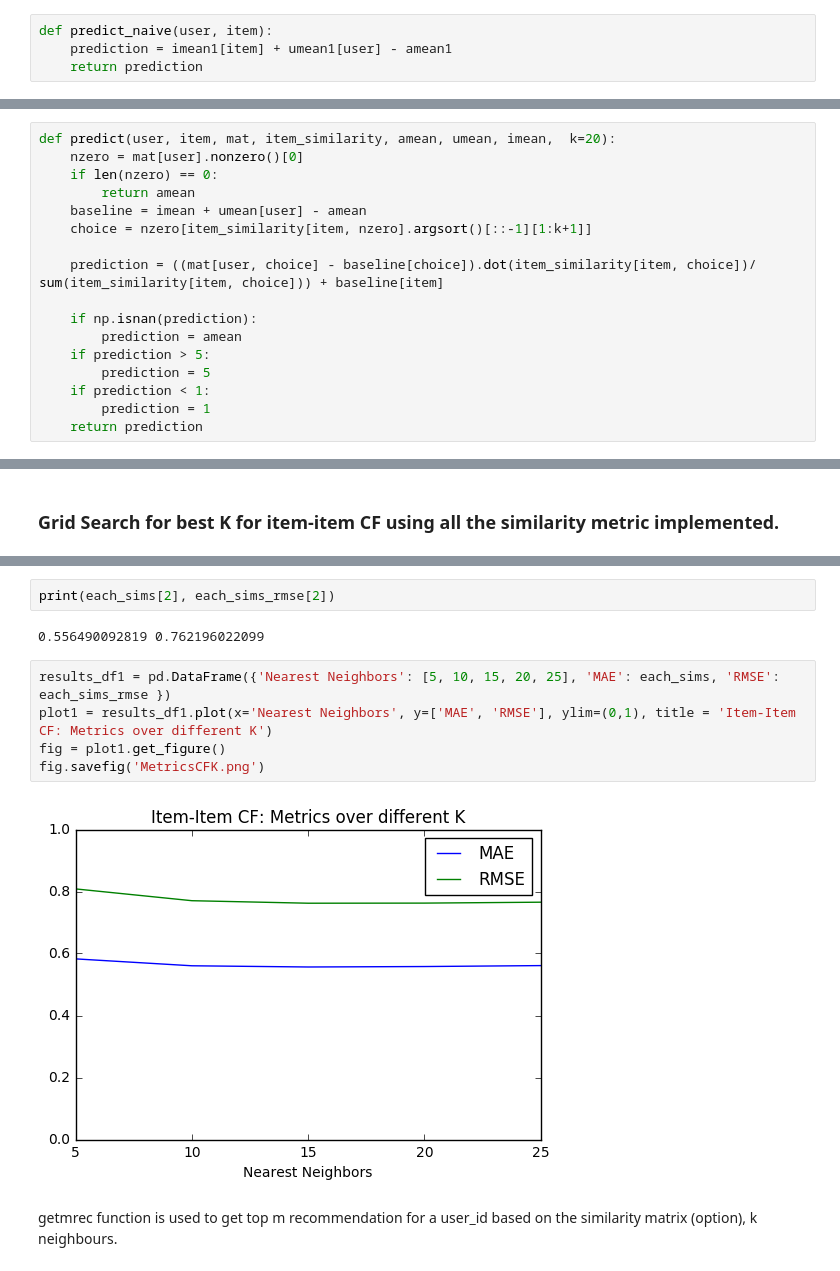
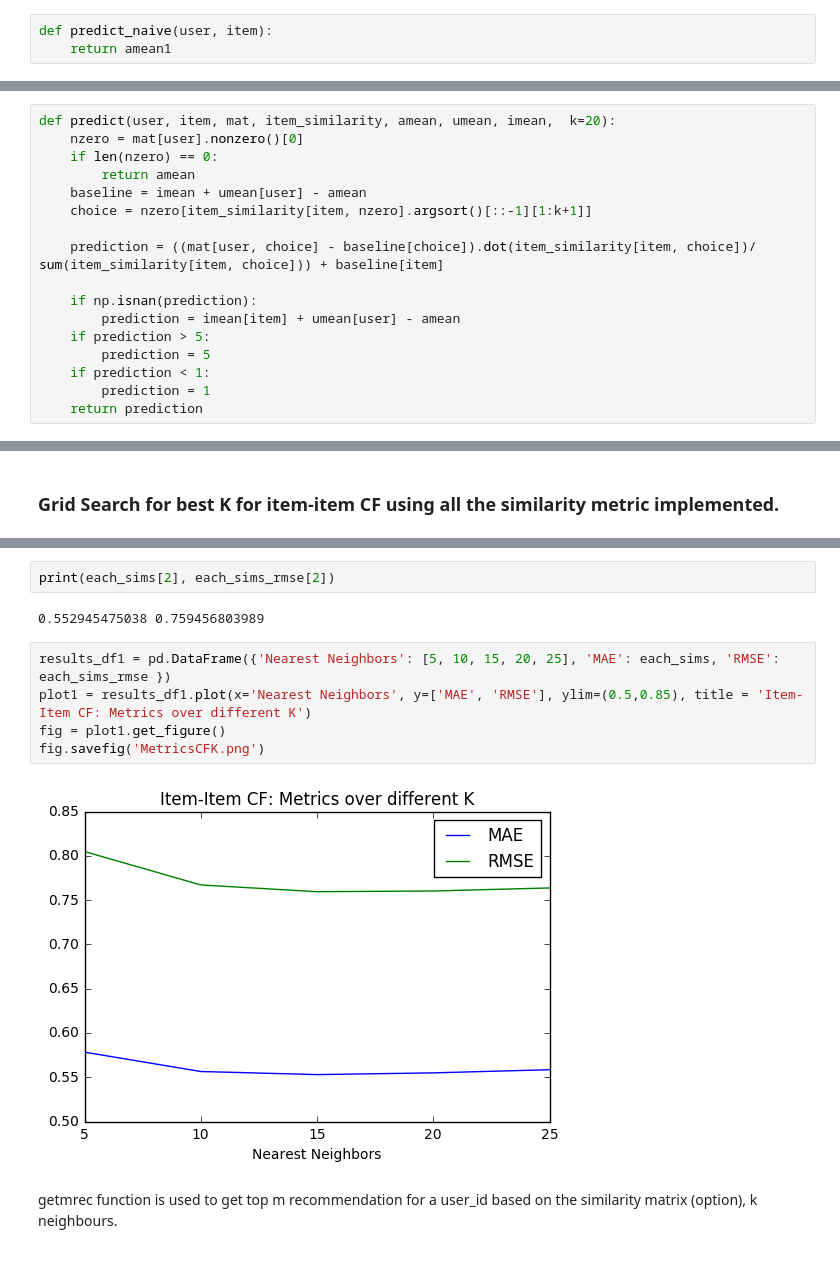
Before and after one commit to tjdharamsi/E4571-Personalisation-Theory-Project, a Jupyter notebook: Part2/analysis/DatasetCreation_Benchmark_ContentBased.ipynb, the cells around one changed output, grey strips where cells are left out. Saved outputs shown, nothing was run; the diff lists cells and outputs as text.

Commit message:
Coverage + Plot for Content

```diff
--- a/Part2/analysis/DatasetCreation_Benchmark_ContentBased.ipynb
+++ b/Part2/analysis/DatasetCreation_Benchmark_ContentBased.ipynb
@@ -196,8 +196,7 @@ Our Naive Baseline for any user i, item j prediction is to assign it with (sum o
 -------------- Naive Baseline ---------------
 # %%
 def predict_naive(user, item):
-    prediction = imean1[item] + umean1[user] - amean1
-    return prediction
+    return amean1
 # %%
 x1, x2 = train_test_split(nmat, test_size = 0.2, random_state =42)
 naive = np.zeros((len(rows),len(cols)))
@@ -387,7 +386,7 @@ def predict(user, item, mat, item_similarity, amean, umean, imean,  k=20):
     prediction = ((mat[user, choice] - baseline[choice]).dot(item_similarity[item, choice])/ sum(item_similarity[item, choice])) + baseline[item]
 
     if np.isnan(prediction):
-        prediction = amean
+        prediction = imean[item] + umean[user] - amean
     if prediction > 5:
         prediction = 5
     if prediction < 1:
@@ -531,14 +530,14 @@ Min RMSE
 # %%
 print(each_sims[2], each_sims_rmse[2])
 # %% [output]
-0.556490092819 0.762196022099
+0.552945475038 0.759456803989
 # %%
 results_df1 = pd.DataFrame({'Nearest Neighbors': [5, 10, 15, 20, 25], 'MAE': each_sims, 'RMSE': each_sims_rmse })
-plot1 = results_df1.plot(x='Nearest Neighbors', y=['MAE', 'RMSE'], ylim=(0,1), title = 'Item-Item CF: Metrics over different K')
+plot1 = results_df1.plot(x='Nearest Neighbors', y=['MAE', 'RMSE'], ylim=(0.5,0.85), title = 'Item-Item CF: Metrics over different K')
 fig = plot1.get_figure()
 fig.savefig('MetricsCFK.png')
 # %% [output]
-[figure, old version]
+[figure, new version]
 # %% [markdown]
 getmrec function is used to get top m recommendation for a user_id based on the similarity matrix (option), k neighbours.
 # %%
```
Also changed, not shown: parts of 11 cells of this notebook.
